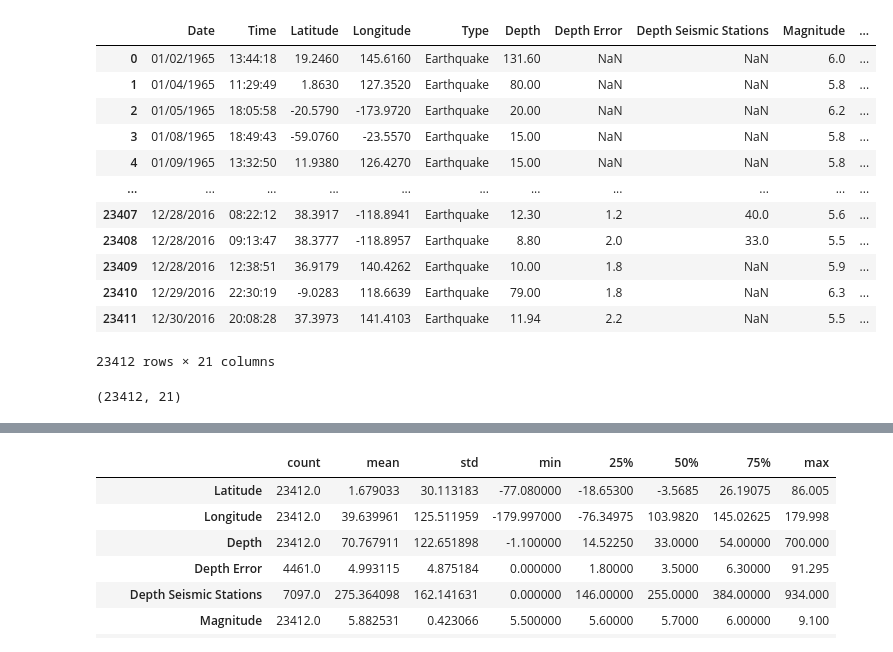
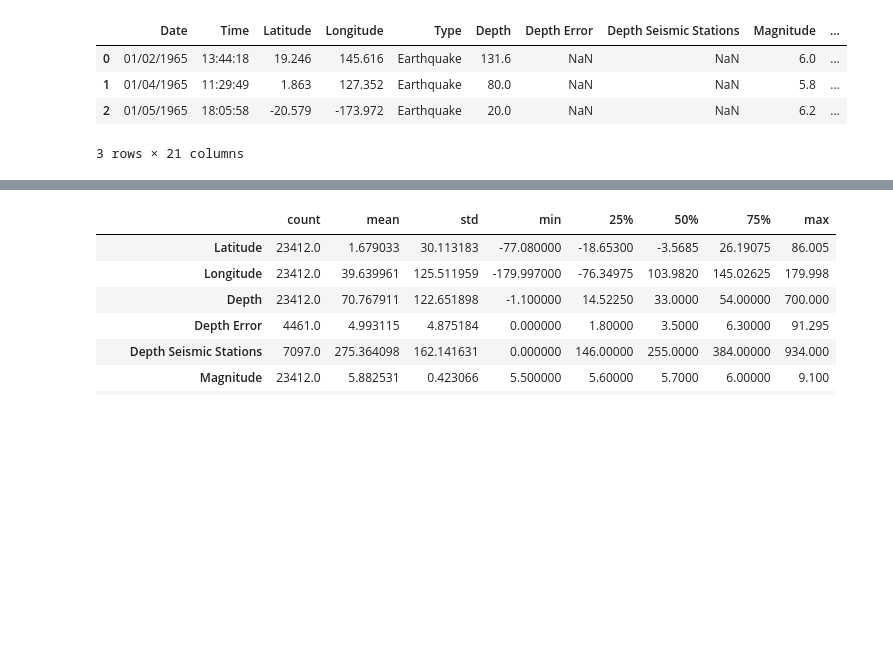
Before and after one commit to PerisN/Predicting-Earthquakes, a Jupyter notebook: Earthquakes.ipynb, the cells around one changed output, grey strips where cells are left out. Drawn from its saved outputs; the diff is of its cells as text; code cells hidden in the pictures; blank space fills up the shorter version.

```diff
--- a/Earthquakes.ipynb
+++ b/Earthquakes.ipynb
@@ -59,24 +31,12 @@ zip_ref.close()
 # %%
 df = pd.read_csv('/content/database.csv')
-df
+df.head(3)
 # %% [output]
 |  | Date | Time | Latitude | Longitude | Type | Depth | Depth Error | Depth Seismic Stations | Magnitude | ... |
-| 0 | 01/02/1965 | 13:44:18 | 19.2460 | 145.6160 | Earthquake | 131.60 | NaN | NaN | 6.0 | ... |
-| 1 | 01/04/1965 | 11:29:49 | 1.8630 | 127.3520 | Earthquake | 80.00 | NaN | NaN | 5.8 | ... |
-| 2 | 01/05/1965 | 18:05:58 | -20.5790 | -173.9720 | Earthquake | 20.00 | NaN | NaN | 6.2 | ... |
-| 3 | 01/08/1965 | 18:49:43 | -59.0760 | -23.5570 | Earthquake | 15.00 | NaN | NaN | 5.8 | ... |
-| 4 | 01/09/1965 | 13:32:50 | 11.9380 | 126.4270 | Earthquake | 15.00 | NaN | NaN | 5.8 | ... |
-| ... | ... | ... | ... | ... | ... | ... | ... | ... | ... | ... |
-| 23407 | 12/28/2016 | 08:22:12 | 38.3917 | -118.8941 | Earthquake | 12.30 | 1.2 | 40.0 | 5.6 | ... |
-| 23408 | 12/28/2016 | 09:13:47 | 38.3777 | -118.8957 | Earthquake | 8.80 | 2.0 | 33.0 | 5.5 | ... |
-| 23409 | 12/28/2016 | 12:38:51 | 36.9179 | 140.4262 | Earthquake | 10.00 | 1.8 | NaN | 5.9 | ... |
-| 23410 | 12/29/2016 | 22:30:19 | -9.0283 | 118.6639 | Earthquake | 79.00 | 1.8 | NaN | 6.3 | ... |
-| 23411 | 12/30/2016 | 20:08:28 | 37.3973 | 141.4103 | Earthquake | 11.94 | 2.2 | NaN | 5.5 | ... |
+| 0 | 01/02/1965 | 13:44:18 | 19.246 | 145.616 | Earthquake | 131.6 | NaN | NaN | 6.0 | ... |
+| 1 | 01/04/1965 | 11:29:49 | 1.863 | 127.352 | Earthquake | 80.0 | NaN | NaN | 5.8 | ... |
+| 2 | 01/05/1965 | 18:05:58 | -20.579 | -173.972 | Earthquake | 20.0 | NaN | NaN | 6.2 | ... |
-23412 rows × 21 columns
+3 rows × 21 columns
-# %%
-df.shape
-# %% [output]
-(23412, 21)
 # %%
 df.info()
 # %% [output]
```
Also changed, not shown: parts of 17 cells of this notebook.
